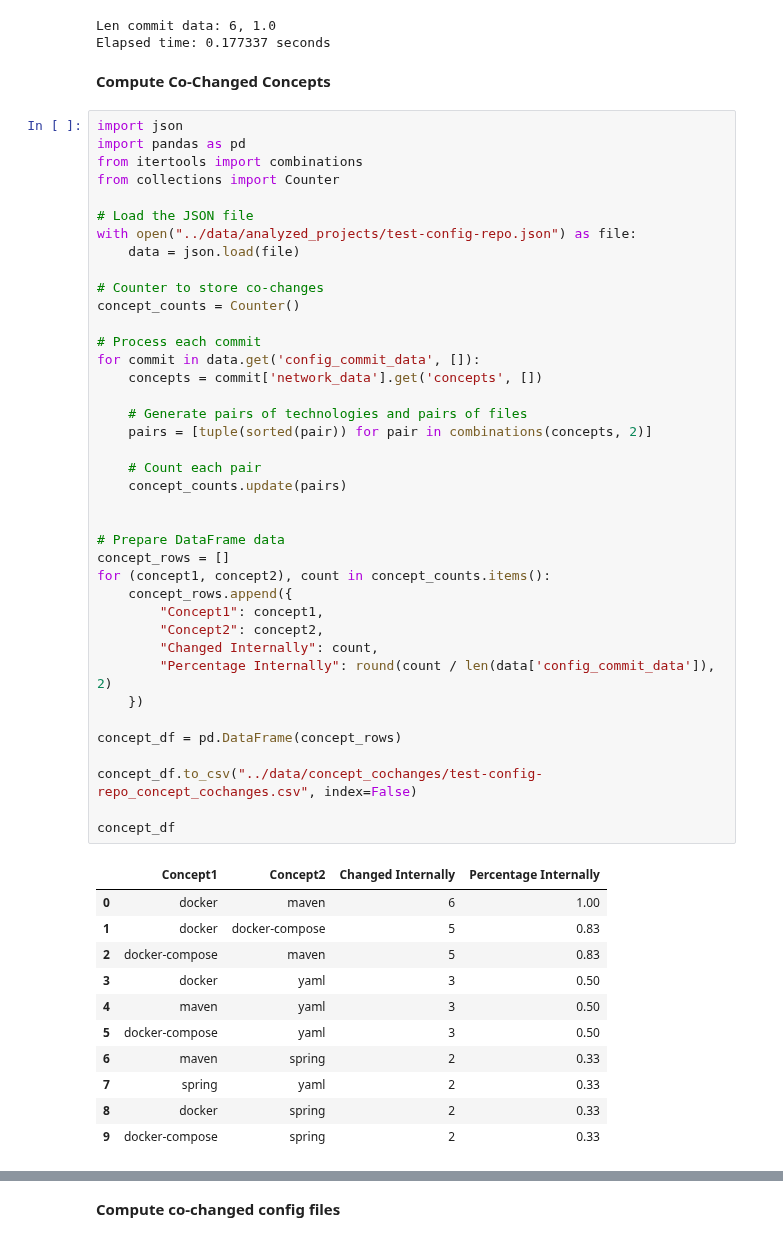
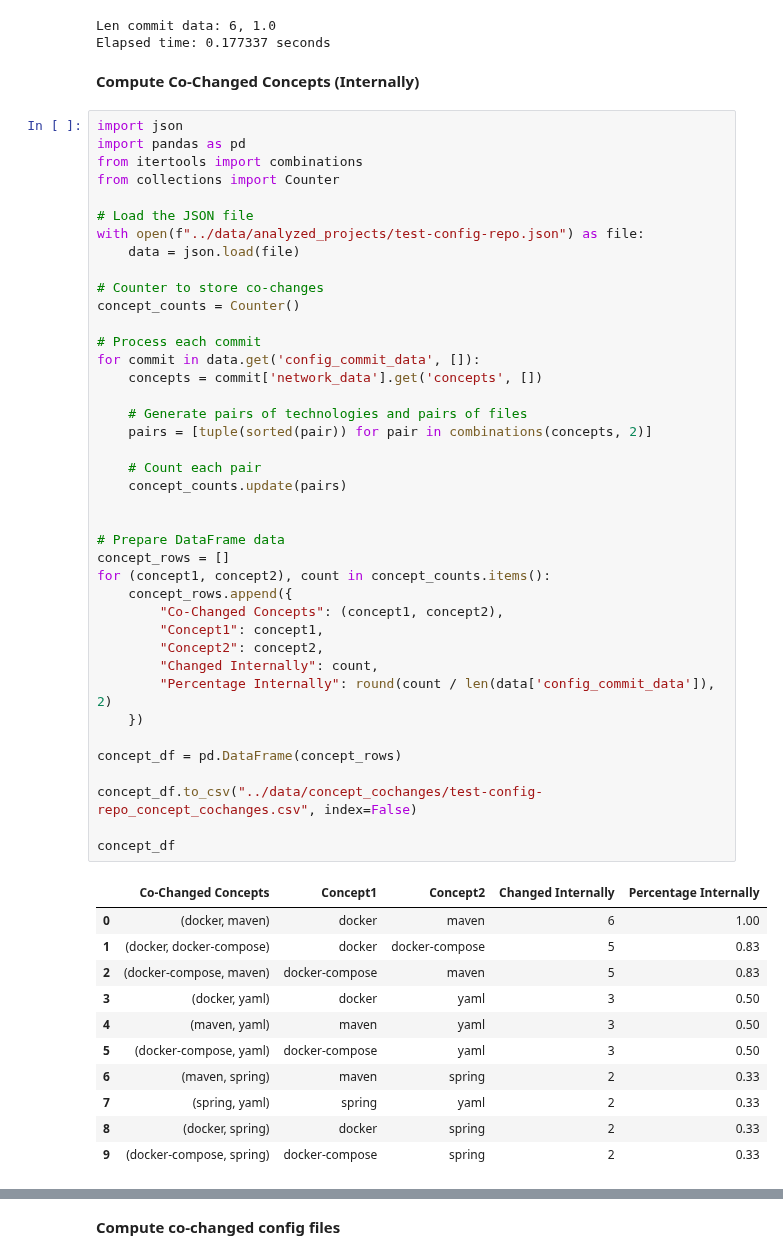
Before and after one commit to simisimon/config-space, a Jupyter notebook: src/changes.ipynb, the cells around one changed output, grey strips where cells are left out. Drawn from its saved outputs; the diff is of its cells as text.

```diff
--- a/src/changes.ipynb
+++ b/src/changes.ipynb
@@ -20,7 +20,7 @@ Number of commits: 6
 Len commit data: 6, 1.0
 Elapsed time: 0.177337 seconds
 # %% [markdown]
-**Compute Co-Changed Concepts**
+**Compute Co-Changed Concepts (Internally)**
 # %%
 import json
 import pandas as pd
@@ -28,47 +28,48 @@ from itertools import combinations
 from collections import Counter
 
 # Load the JSON file
-with open("../data/analyzed_projects/test-config-repo.json") as file:
+with open(f"../data/analyzed_projects/test-config-repo.json") as file:
     data = json.load(file)
 
 # Counter to store co-changes
 concept_counts = Counter()
 
 # Process each commit
 for commit in data.get('config_commit_data', []):
     concepts = commit['network_data'].get('concepts', [])
 
     # Generate pairs of technologies and pairs of files
     pairs = [tuple(sorted(pair)) for pair in combinations(concepts, 2)]
 
     # Count each pair
     concept_counts.update(pairs)
 
 
 # Prepare DataFrame data
 concept_rows = []
 for (concept1, concept2), count in concept_counts.items():
     concept_rows.append({
+        "Co-Changed Concepts": (concept1, concept2),
         "Concept1": concept1,
         "Concept2": concept2,
         "Changed Internally": count,
         "Percentage Internally": round(count / len(data['config_commit_data']), 2)
     })
 
 concept_df = pd.DataFrame(concept_rows)
 
 concept_df.to_csv("../data/concept_cochanges/test-config-repo_concept_cochanges.csv", index=False)
 
 concept_df
 # %% [output]
-|  | Concept1 | Concept2 | Changed Internally | Percentage Internally |
-| 0 | docker | maven | 6 | 1.00 |
-| 1 | docker | docker-compose | 5 | 0.83 |
-| 2 | docker-compose | maven | 5 | 0.83 |
-| 3 | docker | yaml | 3 | 0.50 |
-| 4 | maven | yaml | 3 | 0.50 |
-| 5 | docker-compose | yaml | 3 | 0.50 |
-| 6 | maven | spring | 2 | 0.33 |
-| 7 | spring | yaml | 2 | 0.33 |
-| 8 | docker | spring | 2 | 0.33 |
-| 9 | docker-compose | spring | 2 | 0.33 |
+|  | Co-Changed Concepts | Concept1 | Concept2 | Changed Internally | Percentage Internally |
+| 0 | (docker, maven) | docker | maven | 6 | 1.00 |
+| 1 | (docker, docker-compose) | docker | docker-compose | 5 | 0.83 |
+| 2 | (docker-compose, maven) | docker-compose | maven | 5 | 0.83 |
+| 3 | (docker, yaml) | docker | yaml | 3 | 0.50 |
+| 4 | (maven, yaml) | maven | yaml | 3 | 0.50 |
+| 5 | (docker-compose, yaml) | docker-compose | yaml | 3 | 0.50 |
+| 6 | (maven, spring) | maven | spring | 2 | 0.33 |
+| 7 | (spring, yaml) | spring | yaml | 2 | 0.33 |
+| 8 | (docker, spring) | docker | spring | 2 | 0.33 |
+| 9 | (docker-compose, spring) | docker-compose | spring | 2 | 0.33 |
```
Also changed, not shown: parts of 9 cells of this notebook, 3 other files.
